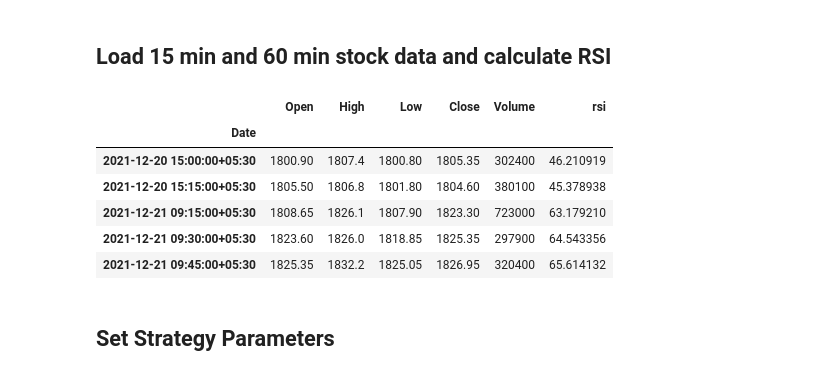
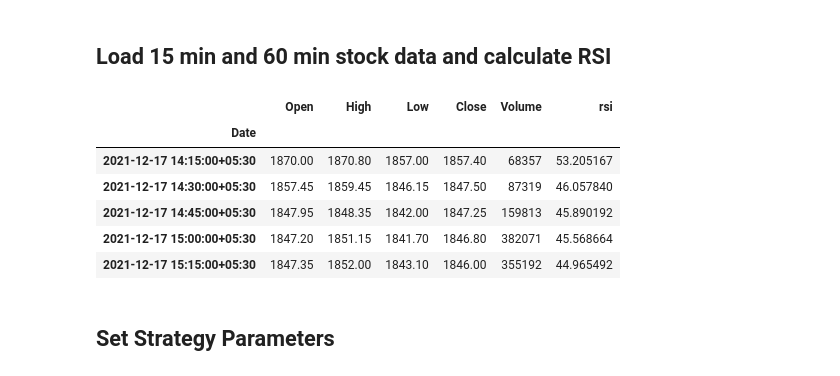
Before and after one commit to hbbtekademy/algo-trading, a Jupyter notebook: python/notebooks/strategies/rsi_strategy/RSIStrategy.ipynb, the cells around one changed output. Cells and saved outputs as stored; diff of their text form; code cells hidden in the pictures.

```diff
--- a/python/notebooks/strategies/rsi_strategy/RSIStrategy.ipynb
+++ b/python/notebooks/strategies/rsi_strategy/RSIStrategy.ipynb
@@ -89,20 +90,20 @@ def get_hourly_rsi(df_15min, index):
 # %% [markdown]
 ## Load 15 min and 60 min stock data and calculate RSI
 # %%
-file_15min = '/content/stock_data/INFY21DECFUT-HIST-15M.csv'
+file_15min = '/content/stock_data/LT-HIST.csv'
 
 df_15min = pd.read_csv(file_15min, parse_dates=['Date'], index_col=['Date'])
 rsi = RSIIndicator(df_15min['Close']).rsi()
 df_15min = df_15min.assign(rsi=rsi.values)
 df_15min.tail()
 # %% [output]
 |  | Open | High | Low | Close | Volume | rsi |
 | Date |  |  |  |  |  |  |
-| 2021-12-20 15:00:00+05:30 | 1800.90 | 1807.4 | 1800.80 | 1805.35 | 302400 | 46.210919 |
-| 2021-12-20 15:15:00+05:30 | 1805.50 | 1806.8 | 1801.80 | 1804.60 | 380100 | 45.378938 |
-| 2021-12-21 09:15:00+05:30 | 1808.65 | 1826.1 | 1807.90 | 1823.30 | 723000 | 63.179210 |
-| 2021-12-21 09:30:00+05:30 | 1823.60 | 1826.0 | 1818.85 | 1825.35 | 297900 | 64.543356 |
-| 2021-12-21 09:45:00+05:30 | 1825.35 | 1832.2 | 1825.05 | 1826.95 | 320400 | 65.614132 |
+| 2021-12-17 14:15:00+05:30 | 1870.00 | 1870.80 | 1857.00 | 1857.40 | 68357 | 53.205167 |
+| 2021-12-17 14:30:00+05:30 | 1857.45 | 1859.45 | 1846.15 | 1847.50 | 87319 | 46.057840 |
+| 2021-12-17 14:45:00+05:30 | 1847.95 | 1848.35 | 1842.00 | 1847.25 | 159813 | 45.890192 |
+| 2021-12-17 15:00:00+05:30 | 1847.20 | 1851.15 | 1841.70 | 1846.80 | 382071 | 45.568664 |
+| 2021-12-17 15:15:00+05:30 | 1847.35 | 1852.00 | 1843.10 | 1846.00 | 355192 | 44.965492 |
 # %% [markdown]
 ## Set Strategy Parameters
 # %%
```
Also changed, not shown: parts of 10 cells of this notebook.
